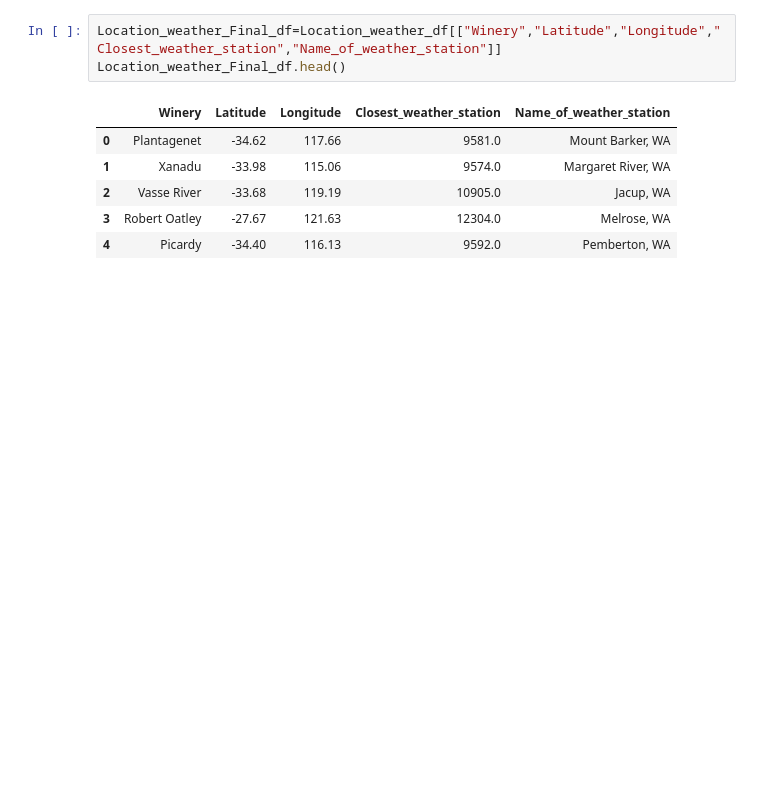
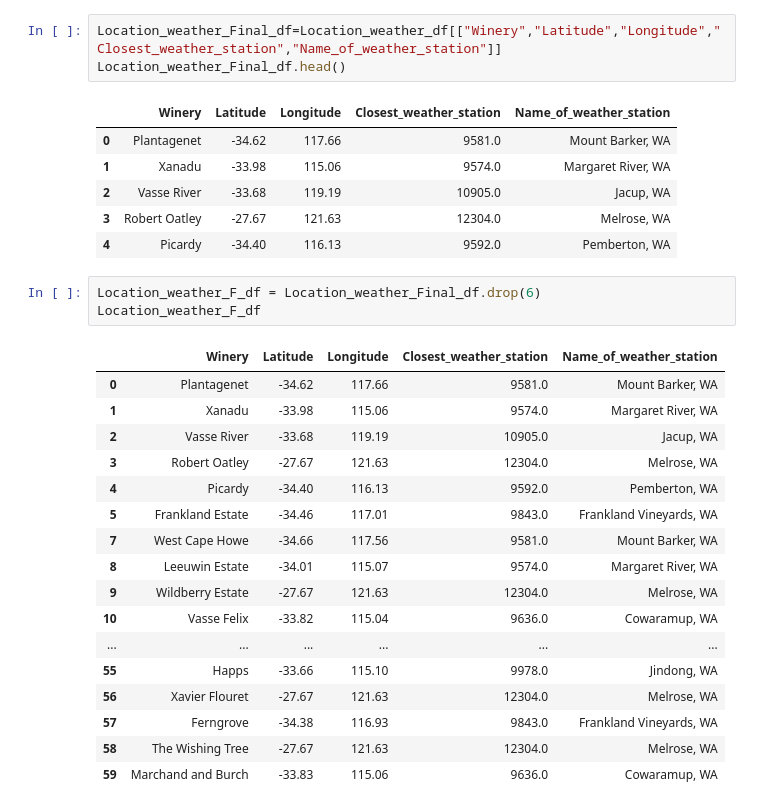
Before and after one commit to CarmenK2/ETL-project, a Jupyter notebook: Weather.ipynb, the cells around one changed output. Saved outputs shown, nothing was run; the diff lists cells and outputs as text; blank space fills up the shorter version.

```diff
--- a/Weather.ipynb
+++ b/Weather.ipynb
@@ -504,3 +515,24 @@ Location_weather_Final_df.head()
 | 2 | Vasse River | -33.68 | 119.19 | 10905.0 | Jacup, WA |
 | 3 | Robert Oatley | -27.67 | 121.63 | 12304.0 | Melrose, WA |
 | 4 | Picardy | -34.40 | 116.13 | 9592.0 | Pemberton, WA |
+# %%
+Location_weather_F_df = Location_weather_Final_df.drop(6)
+Location_weather_F_df
+# %% [output]
+|  | Winery | Latitude | Longitude | Closest_weather_station | Name_of_weather_station |
+| 0 | Plantagenet | -34.62 | 117.66 | 9581.0 | Mount Barker, WA |
+| 1 | Xanadu | -33.98 | 115.06 | 9574.0 | Margaret River, WA |
+| 2 | Vasse River | -33.68 | 119.19 | 10905.0 | Jacup, WA |
+| 3 | Robert Oatley | -27.67 | 121.63 | 12304.0 | Melrose, WA |
+| 4 | Picardy | -34.40 | 116.13 | 9592.0 | Pemberton, WA |
+| 5 | Frankland Estate | -34.46 | 117.01 | 9843.0 | Frankland Vineyards, WA |
+| 7 | West Cape Howe | -34.66 | 117.56 | 9581.0 | Mount Barker, WA |
+| 8 | Leeuwin Estate | -34.01 | 115.07 | 9574.0 | Margaret River, WA |
+| 9 | Wildberry Estate | -27.67 | 121.63 | 12304.0 | Melrose, WA |
+| 10 | Vasse Felix | -33.82 | 115.04 | 9636.0 | Cowaramup, WA |
+| ... | ... | ... | ... | ... | ... |
+| 55 | Happs | -33.66 | 115.10 | 9978.0 | Jindong, WA |
+| 56 | Xavier Flouret | -27.67 | 121.63 | 12304.0 | Melrose, WA |
+| 57 | Ferngrove | -34.38 | 116.93 | 9843.0 | Frankland Vineyards, WA |
+| 58 | The Wishing Tree | -27.67 | 121.63 | 12304.0 | Melrose, WA |
+| 59 | Marchand and Burch | -33.83 | 115.06 | 9636.0 | Cowaramup, WA |
```
Also changed, not shown: parts of 1 cell of this notebook.
